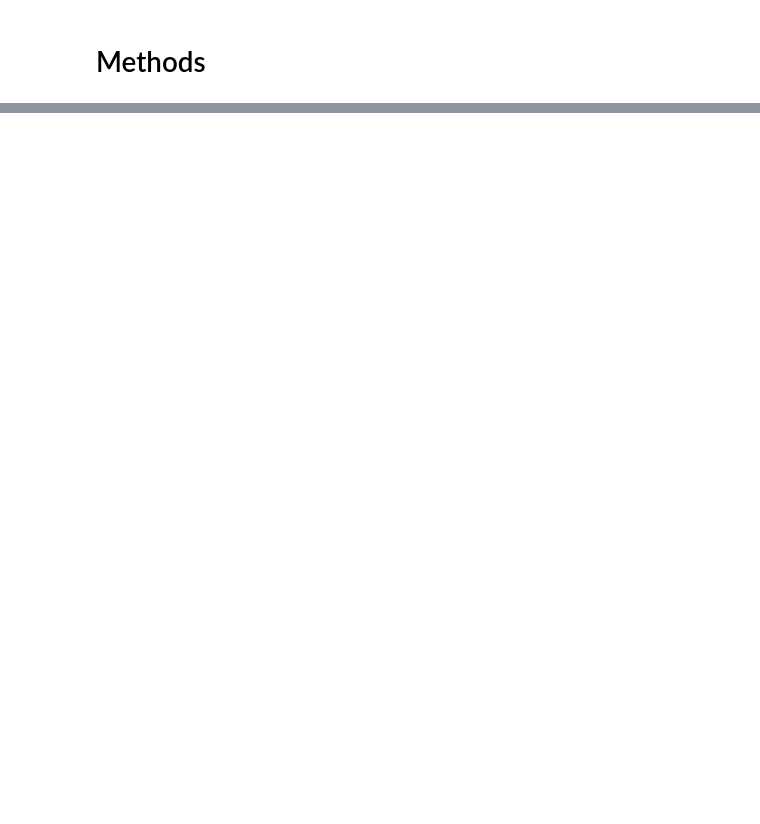
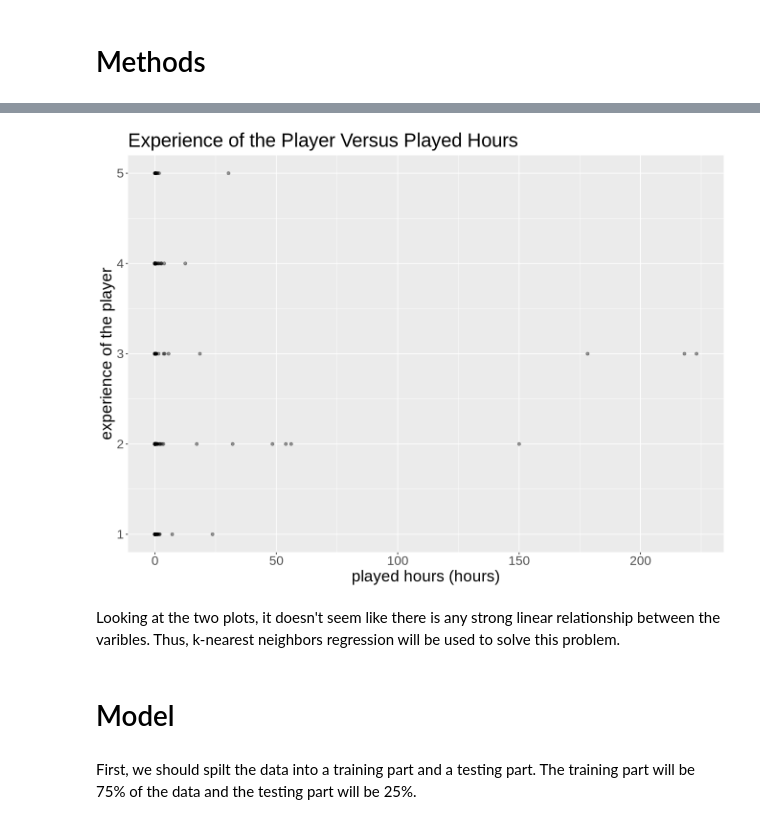
Before and after one commit to ryan-chess/dsci-100-individual-project-template, a Jupyter notebook: Project-Report.ipynb, the cells around one changed output, grey strips where cells are left out. Saved outputs shown, nothing was run; the diff lists cells and outputs as text; code cells hidden in the pictures; blank space fills up the shorter version.

```diff
--- a/Project-Report.ipynb
+++ b/Project-Report.ipynb
@@ -56,0 +81,17 @@ Looking at the players data, there are four varibles that can be use to do the p
+# %%
+players_experience_plot <- players|>
+    ggplot(aes(x = played_hours, y = experience)) +
+    geom_point(alpha = 0.4)+
+    xlab("played hours (hours)")+
+    ylab("experience of the player")+
+    ggtitle("Experience of the Player Versus Played Hours")+
+theme(text = element_text(size = 20))
+players_experience_plot
+# %% [output]
+[figure, added]
+# %% [markdown]
+Looking at the two plots, it doesn't seem like there is any strong linear relationship between the varibles. Thus, k-nearest neighbors regression will be used to solve this problem.
+# %% [markdown]
+# Model
+# %% [markdown]
+First, we should spilt the data into a training part and a testing part. The training part will be 75% of the data and the testing part will be 25%.
```
Also changed, not shown: parts of 13 cells of this notebook.
